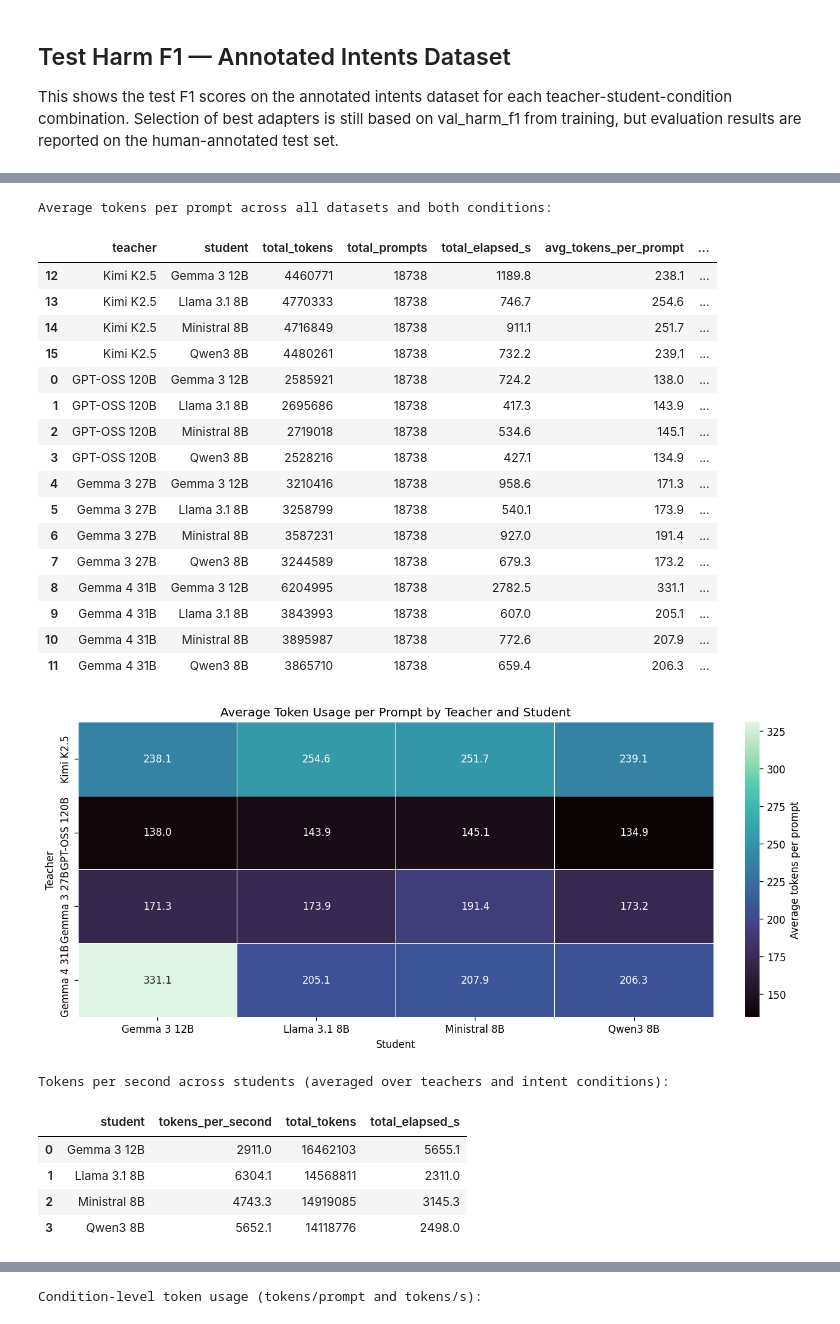
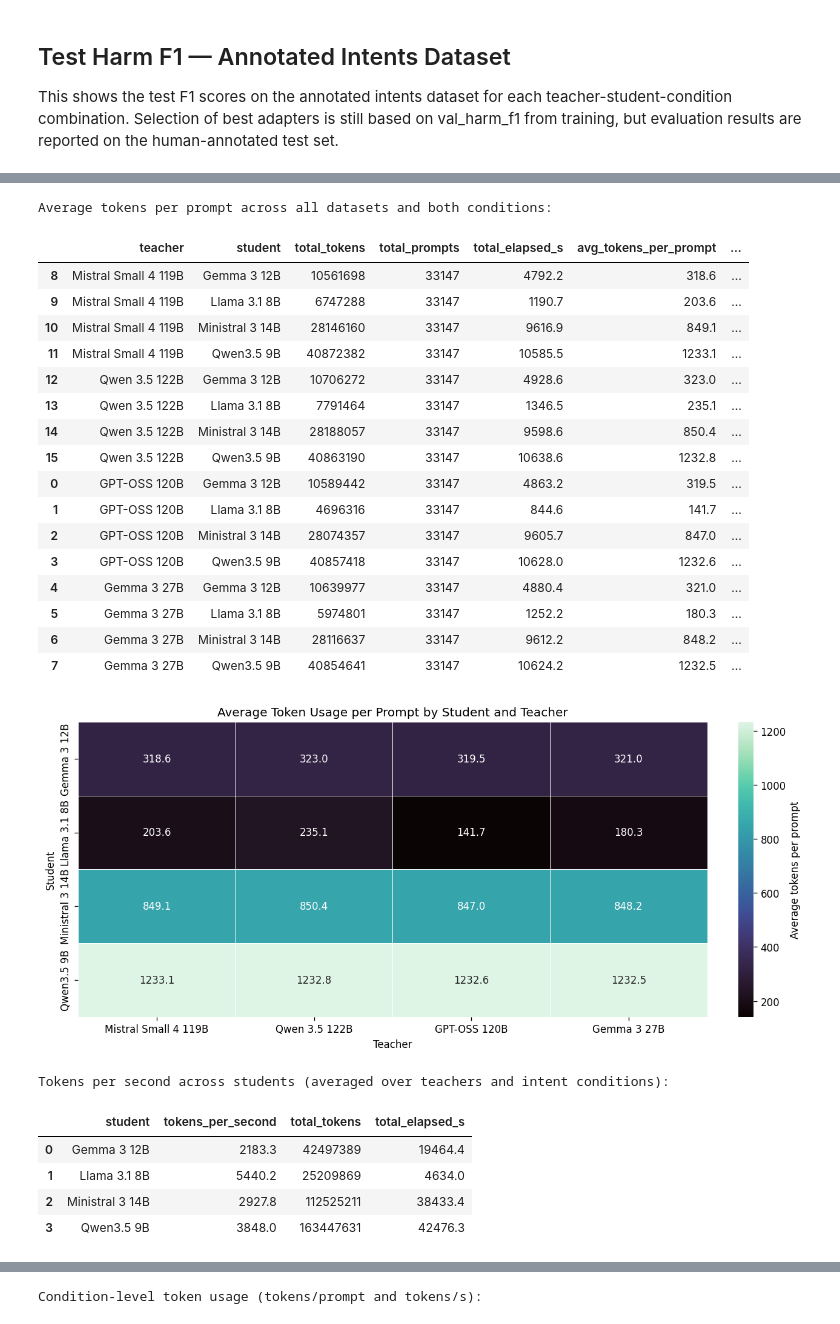
Before and after one commit to Jazhyc/aims-safety-classification, a Jupyter notebook: notebooks/distillation/distillation_results.ipynb, the cells around one changed output, grey strips where cells are left out. Saved outputs shown, nothing was run; the diff lists cells and outputs as text; code cells hidden in the pictures.

Commit message:
Found bug with multimodal students not using adapter properly

```diff
--- a/notebooks/distillation/distillation_results.ipynb
+++ b/notebooks/distillation/distillation_results.ipynb
@@ -381,7 +404,7 @@ def load_combo_rows() -> tuple[pd.DataFrame, list[str]]:
 # %%
 WANDB_ENTITY = "intention-analysis"
 WANDB_PROJECT = "Distillation Results"
-REFRESH_VAL_F1_CACHE = True  # Set True once to re-fetch val_harm_f1 from W&B; results are cached to disk
+REFRESH_VAL_F1_CACHE = False  # Set True once to re-fetch val_harm_f1 from W&B; results are cached to disk
 
 _api_summary_index.cache_clear()
 load_run_summary.cache_clear()
@@ -410,7 +433,7 @@ combo_df = (
         scored_rows=("num_scored", "sum"),
         val_harm_f1=("val_harm_f1", "first"),
         missing_predictions=("missing_predictions", "sum"),
-        total_tokens=("wandb_total_tokens", "sum"),
+        total_tokens=("total_tokens", "sum"),
         total_elapsed_s=("wandb_elapsed_s", "sum"),
         wandb_runtime_s=("wandb_runtime_s", "first"),
     )
@@ -494,11 +517,11 @@ records_preview = records_df[[
     "num_rows",
     "missing_predictions",
     "wandb_elapsed_s",
-    "wandb_total_tokens",
+    "total_tokens",
     "wandb_tokens_per_second",
 ]].head(12).copy()
 
-for col in ["accuracy", "precision", "recall", "f1", "wandb_elapsed_s", "wandb_total_tokens", "wandb_tokens_per_second"]:
+for col in ["accuracy", "precision", "recall", "f1", "wandb_elapsed_s", "total_tokens", "wandb_tokens_per_second"]:
     records_preview[col] = pd.to_numeric(records_preview[col], errors="coerce")
 
 display(
@@ -508,7 +531,7 @@ display(
         "recall": "{:.3f}",
         "f1": "{:.3f}",
         "wandb_elapsed_s": "{:.1f}",
-        "wandb_total_tokens": "{:.0f}",
+        "total_tokens": "{:.0f}",
         "wandb_tokens_per_second": "{:.1f}",
     })
 )
@@ -646,5 +672,5 @@ plt.show()
 # %%
-# Token usage analysis: average tokens per prompt by teacher and student.
+# Token usage analysis: average tokens per prompt by student and teacher.
 
 teacher_student_tokens = (
     combo_df.groupby(["teacher", "student"], as_index=False)
@@ -683,8 +709,9 @@ display(
     )
 )
 
-pivot_tokens = teacher_student_tokens.pivot(index="teacher", columns="student", values="avg_tokens_per_prompt")
-pivot_tokens = pivot_tokens.reindex(index=[TEACHERS[k] for k in TEACHER_ORDER], columns=[STUDENTS[k] for k in STUDENT_ORDER])
+# Student on rows (index), teacher on columns — student is the primary driver of token count.
+pivot_tokens = teacher_student_tokens.pivot(index="student", columns="teacher", values="avg_tokens_per_prompt")
+pivot_tokens = pivot_tokens.reindex(index=[STUDENTS[k] for k in STUDENT_ORDER], columns=[TEACHERS[k] for k in TEACHER_ORDER])
 
 fig, ax = plt.subplots(figsize=(10.5, 4.8), constrained_layout=True)
 sns.heatmap(
@@ -697,9 +724,9 @@ sns.heatmap(
     cbar_kws={"label": "Average tokens per prompt"},
     ax=ax,
 )
-ax.set_title("Average Token Usage per Prompt by Teacher and Student")
-ax.set_xlabel("Student")
-ax.set_ylabel("Teacher")
+ax.set_title("Average Token Usage per Prompt by Student and Teacher")
+ax.set_xlabel("Teacher")
+ax.set_ylabel("Student")
 plt.show()
 
 # Student-only throughput summary, averaged across all teachers and both intent conditions.
@@ -748,53 +775,53 @@ for bar, value in zip(ax.patches, student_tps["tokens_per_second"]):
 plt.show()
 
 # Optional condition breakdown for the same normalization.
 condition_tokens = combo_df[["teacher", "student", "condition", "total_tokens", "total_rows", "total_elapsed_s"]].copy()
 condition_tokens["avg_tokens_per_prompt"] = np.where(
     condition_tokens["total_rows"] > 0,
     condition_tokens["total_tokens"] / condition_tokens["total_rows"],
     np.nan,
 )
 condition_tokens["avg_tokens_per_second"] = np.where(
     condition_tokens["total_elapsed_s"] > 0,
     condition_tokens["total_tokens"] / condition_tokens["total_elapsed_s"],
     np.nan,
 )
 
 print("\nCondition-level token usage (tokens/prompt and tokens/s):")
 display(
     condition_tokens.sort_values(["teacher", "student", "condition"]).style.format(
         {
             "total_tokens": "{:.0f}",
             "total_rows": "{:.0f}",
             "total_elapsed_s": "{:.1f}",
             "avg_tokens_per_prompt": "{:.1f}",
             "avg_tokens_per_second": "{:.1f}",
         }
     )
 )
 # %% [output]
 Average tokens per prompt across all datasets and both conditions:
 |  | teacher | student | total_tokens | total_prompts | total_elapsed_s | avg_tokens_per_prompt | ... |
-| 12 | Kimi K2.5 | Gemma 3 12B | 4460771 | 18738 | 1189.8 | 238.1 | ... |
-| 13 | Kimi K2.5 | Llama 3.1 8B | 4770333 | 18738 | 746.7 | 254.6 | ... |
-| 14 | Kimi K2.5 | Ministral 8B | 4716849 | 18738 | 911.1 | 251.7 | ... |
-| 15 | Kimi K2.5 | Qwen3 8B | 4480261 | 18738 | 732.2 | 239.1 | ... |
-| 0 | GPT-OSS 120B | Gemma 3 12B | 2585921 | 18738 | 724.2 | 138.0 | ... |
-| 1 | GPT-OSS 120B | Llama 3.1 8B | 2695686 | 18738 | 417.3 | 143.9 | ... |
-| 2 | GPT-OSS 120B | Ministral 8B | 2719018 | 18738 | 534.6 | 145.1 | ... |
-| 3 | GPT-OSS 120B | Qwen3 8B | 2528216 | 18738 | 427.1 | 134.9 | ... |
-| 4 | Gemma 3 27B | Gemma 3 12B | 3210416 | 18738 | 958.6 | 171.3 | ... |
-| 5 | Gemma 3 27B | Llama 3.1 8B | 3258799 | 18738 | 540.1 | 173.9 | ... |
-| 6 | Gemma 3 27B | Ministral 8B | 3587231 | 18738 | 927.0 | 191.4 | ... |
-| 7 | Gemma 3 27B | Qwen3 8B | 3244589 | 18738 | 679.3 | 173.2 | ... |
-| 8 | Gemma 4 31B | Gemma 3 12B | 6204995 | 18738 | 2782.5 | 331.1 | ... |
-| 9 | Gemma 4 31B | Llama 3.1 8B | 3843993 | 18738 | 607.0 | 205.1 | ... |
-| 10 | Gemma 4 31B | Ministral 8B | 3895987 | 18738 | 772.6 | 207.9 | ... |
-| 11 | Gemma 4 31B | Qwen3 8B | 3865710 | 18738 | 659.4 | 206.3 | ... |
+| 8 | Mistral Small 4 119B | Gemma 3 12B | 10561698 | 33147 | 4792.2 | 318.6 | ... |
+| 9 | Mistral Small 4 119B | Llama 3.1 8B | 6747288 | 33147 | 1190.7 | 203.6 | ... |
+| 10 | Mistral Small 4 119B | Ministral 3 14B | 28146160 | 33147 | 9616.9 | 849.1 | ... |
+| 11 | Mistral Small 4 119B | Qwen3.5 9B | 40872382 | 33147 | 10585.5 | 1233.1 | ... |
+| 12 | Qwen 3.5 122B | Gemma 3 12B | 10706272 | 33147 | 4928.6 | 323.0 | ... |
+| 13 | Qwen 3.5 122B | Llama 3.1 8B | 7791464 | 33147 | 1346.5 | 235.1 | ... |
+| 14 | Qwen 3.5 122B | Ministral 3 14B | 28188057 | 33147 | 9598.6 | 850.4 | ... |
+| 15 | Qwen 3.5 122B | Qwen3.5 9B | 40863190 | 33147 | 10638.6 | 1232.8 | ... |
+| 0 | GPT-OSS 120B | Gemma 3 12B | 10589442 | 33147 | 4863.2 | 319.5 | ... |
+| 1 | GPT-OSS 120B | Llama 3.1 8B | 4696316 | 33147 | 844.6 | 141.7 | ... |
+| 2 | GPT-OSS 120B | Ministral 3 14B | 28074357 | 33147 | 9605.7 | 847.0 | ... |
+| 3 | GPT-OSS 120B | Qwen3.5 9B | 40857418 | 33147 | 10628.0 | 1232.6 | ... |
+| 4 | Gemma 3 27B | Gemma 3 12B | 10639977 | 33147 | 4880.4 | 321.0 | ... |
+| 5 | Gemma 3 27B | Llama 3.1 8B | 5974801 | 33147 | 1252.2 | 180.3 | ... |
+| 6 | Gemma 3 27B | Ministral 3 14B | 28116637 | 33147 | 9612.2 | 848.2 | ... |
+| 7 | Gemma 3 27B | Qwen3.5 9B | 40854641 | 33147 | 10624.2 | 1232.5 | ... |
-[figure, old version]
+[figure, new version]
 Tokens per second across students (averaged over teachers and intent conditions):
 |  | student | tokens_per_second | total_tokens | total_elapsed_s |
-| 0 | Gemma 3 12B | 2911.0 | 16462103 | 5655.1 |
-| 1 | Llama 3.1 8B | 6304.1 | 14568811 | 2311.0 |
-| 2 | Ministral 8B | 4743.3 | 14919085 | 3145.3 |
-| 3 | Qwen3 8B | 5652.1 | 14118776 | 2498.0 |
+| 0 | Gemma 3 12B | 2183.3 | 42497389 | 19464.4 |
+| 1 | Llama 3.1 8B | 5440.2 | 25209869 | 4634.0 |
+| 2 | Ministral 3 14B | 2927.8 | 112525211 | 38433.4 |
+| 3 | Qwen3.5 9B | 3848.0 | 163447631 | 42476.3 |
```
Also changed, not shown: parts of 8 cells of this notebook, 4 other files.
